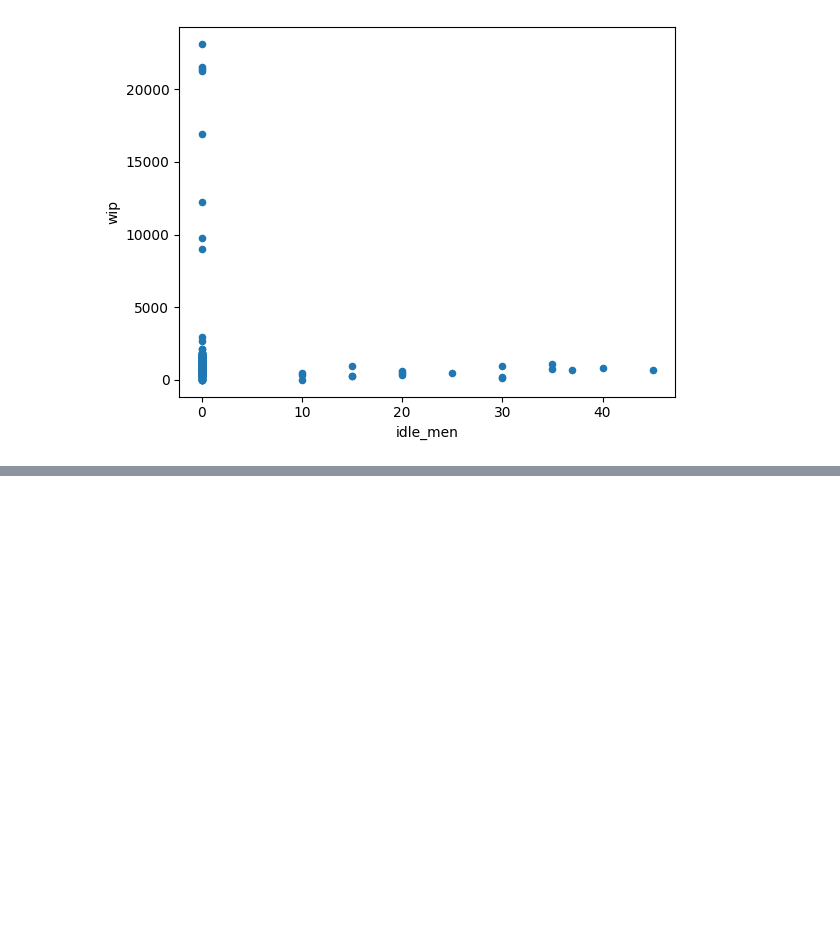
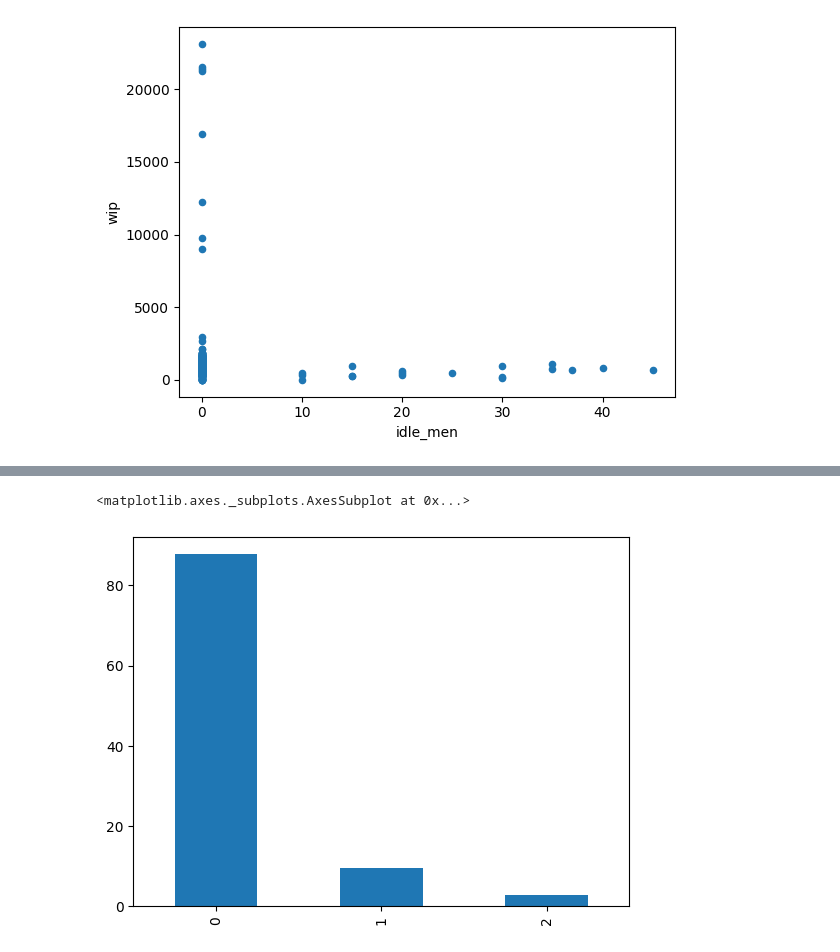
Before and after one commit to darwinpadilla/Grupo_Productivity_Prediction, a Jupyter notebook: Grupo_Productivity_Prediction.ipynb, the cells around one changed output, grey strips where cells are left out. Saved outputs shown, nothing was run; the diff lists cells and outputs as text; code cells hidden in the pictures; blank space fills up the shorter version.

```diff
--- a/Grupo_Productivity_Prediction.ipynb
+++ b/Grupo_Productivity_Prediction.ipynb
@@ -1891,0 +1945,8 @@ dfR14.plot.scatter(x="idle_men", y="wip", alpha=1)
+# %%
+# RD GIT. 1.10 Depuracion del ruido
+# Representación gráfica del ruido 3 - % cambios en el estilo de un producto en particular
+
+ruido_3.plot(kind='bar',   fontsize=10)
+# %% [output]
+<matplotlib.axes._subplots.AxesSubplot at 0x...>
+[figure, added]
```
Also changed, not shown: parts of 5 cells of this notebook.
